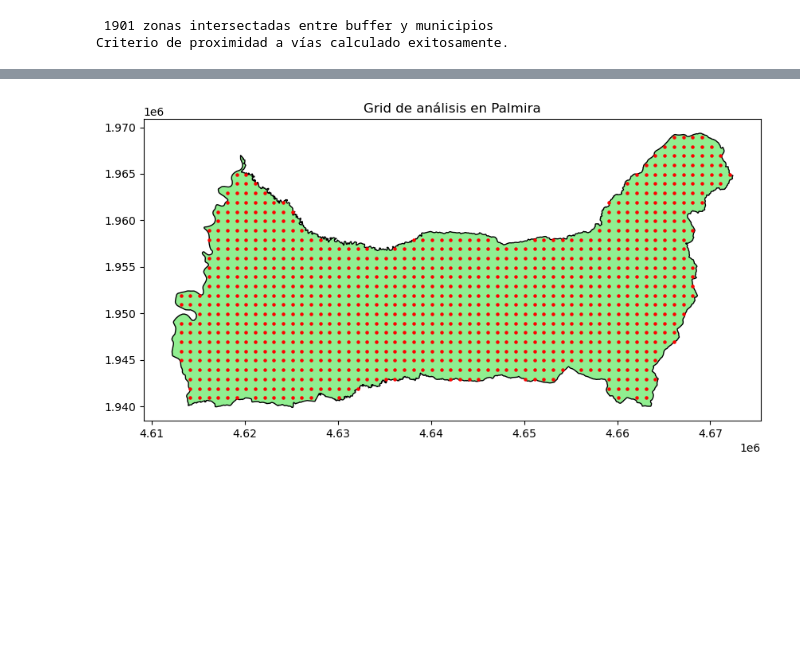
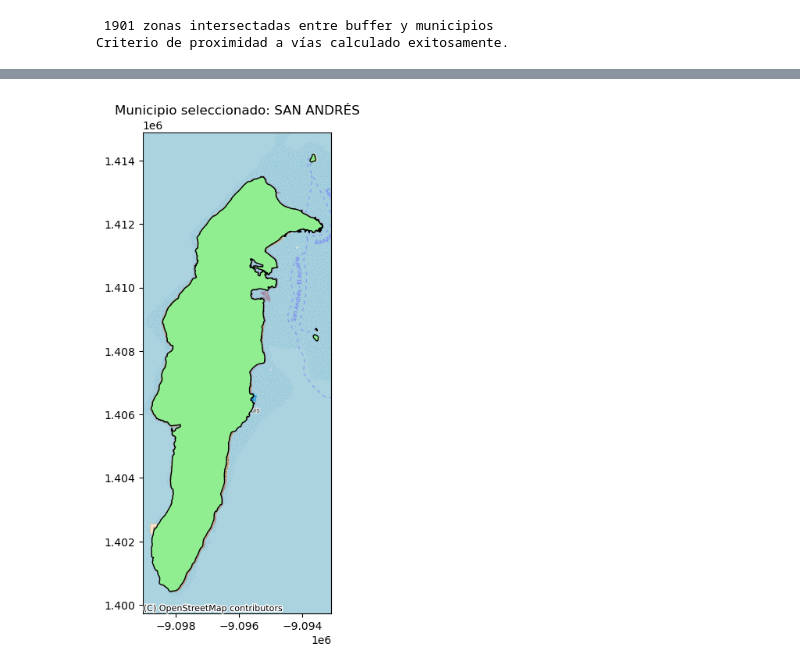
Before and after one commit to stefannyizq/programaci-n_sig, a Jupyter notebook: Entrega_SIG2.ipynb, the cells around one changed output, grey strips where cells are left out. Cells and saved outputs as stored; diff of their text form; code cells hidden in the pictures; blank space fills up the shorter version.

```diff
--- a/Entrega_SIG2.ipynb
+++ b/Entrega_SIG2.ipynb
@@ -232,36 +232,17 @@ Name: 628, dtype: object
 # %%
 #Level 2
 
-from shapely.geometry import box
+# Filtrar San Andrés del conjunto de municipios
+municipio_optimo = gdf_mun[
+    (gdf_mun["MPIO_CNMBR"].str.upper() == "SAN ANDRÉS") &
+    (gdf_mun["DPTO_CCDGO"] == "88")
+].copy()
 
-# Primero extraemos la geometría de Palmira
-best_mun_gdf = valle_mun[valle_mun['MPIO_CNMBR'] == 'PALMIRA'].copy()
-
-# Definimos resolución del grid (en metros)
-grid_resolution = 1000  # cada 1 km
-
-# Creamos el bounding box del municipio
-minx, miny, maxx, maxy = best_mun_gdf.total_bounds
-
-# Generamos lista de puntos de la malla
-x_coords = np.arange(minx, maxx, grid_resolution)
-y_coords = np.arange(miny, maxy, grid_resolution)
-
-grid_points = []
-for x in x_coords:
-    for y in y_coords:
-        point = Point(x, y)
-        if best_mun_gdf.contains(point).any():
-            grid_points.append(point)
-
-# Convertimos a GeoDataFrame
-grid_gdf = gpd.GeoDataFrame(geometry=grid_points, crs=best_mun_gdf.crs)
-
-# Visualizamos
-base = best_mun_gdf.plot(color='lightgreen', edgecolor='black')
-grid_gdf.plot(ax=base, color='red', markersize=5)
-plt.title("Grid de análisis en Palmira")
+# Confirmar selección
+ax = municipio_optimo.to_crs(epsg=3857).plot(edgecolor="black", facecolor="lightgreen")
+ctx.add_basemap(ax, source=ctx.providers.OpenStreetMap.Mapnik)
+plt.title("Municipio seleccionado: SAN ANDRÉS")
 plt.show()
 # %% [output]
-[figure, old version]
+[figure, new version]
 # %%
```
Also changed, not shown: parts of 8 cells of this notebook, 5 other files.
